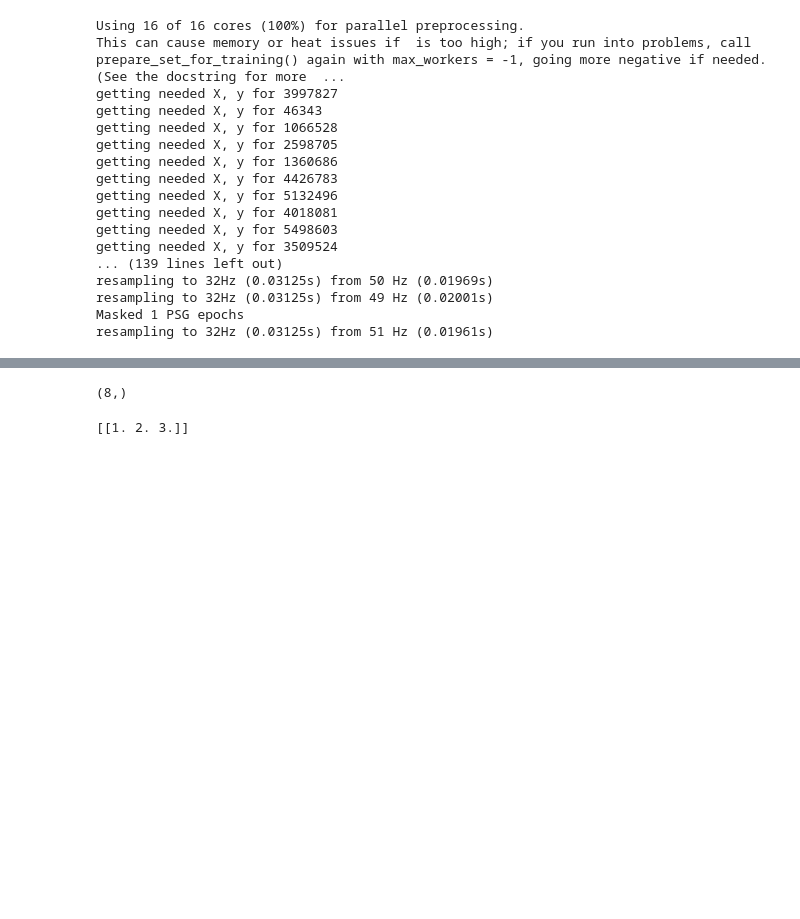
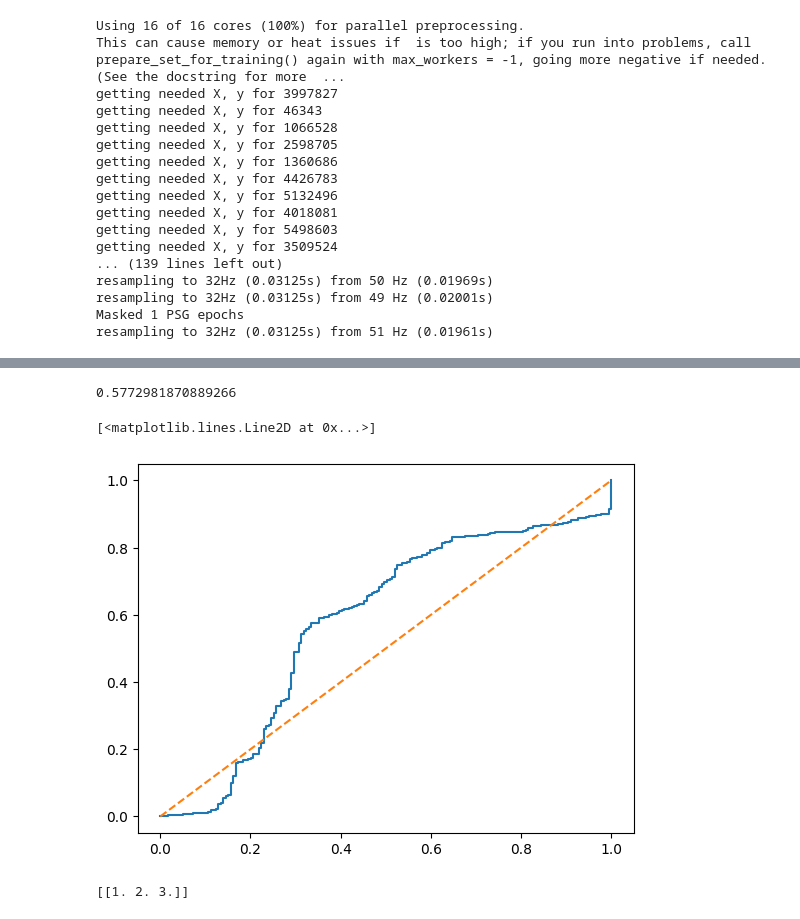
Before and after one commit to ftavella/pisces, a Jupyter notebook: analyses/train_mo.ipynb, the cells around one changed output, grey strips where cells are left out. Saved outputs shown, nothing was run; the diff lists cells and outputs as text; code cells hidden in the pictures; blank space fills up the shorter version.

```diff
--- a/analyses/train_mo.ipynb
+++ b/analyses/train_mo.ipynb
@@ -70,7 +70,13 @@ fpr_pre, tpr_pre, thr_pre = roc_for_class(X_0, y_0, 0)
-# %%
-fpr_pre.shape
-# %% [output]
-(8,)
+# %%
+area(fpr_pre, tpr_pre)
+# %% [output]
+0.5772981870889266
+# %%
+plt.plot(fpr_pre, tpr_pre)
+plt.plot([0, 1], [0, 1], linestyle="--")
+# %% [output]
+[<matplotlib.lines.Line2D at 0x...>]
+[figure, added]
 # %%
 x = np.array([[1.0, 2, 3]])
 print(x)
```
Also changed, not shown: parts of 6 cells of this notebook.
